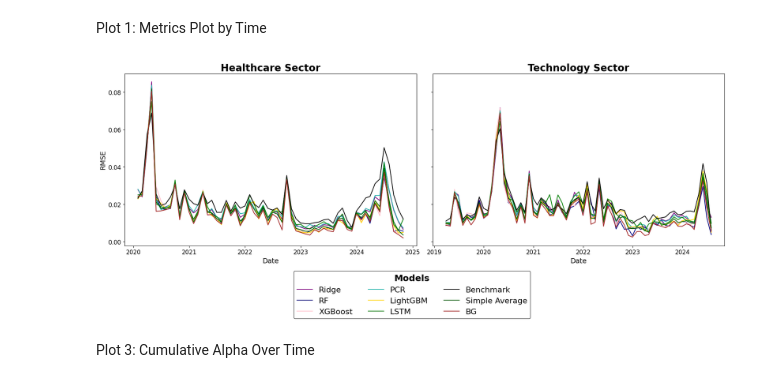
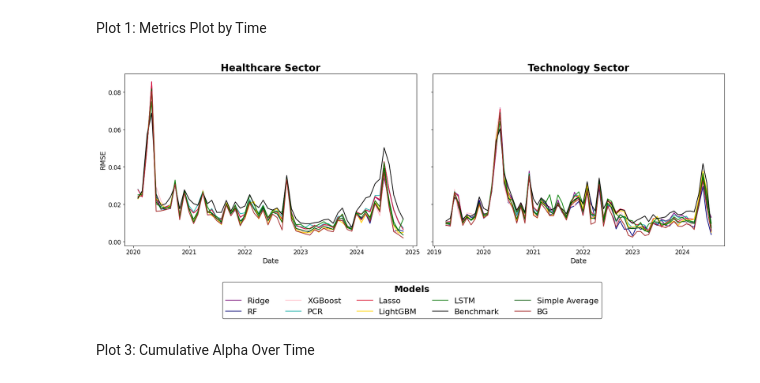
Before and after one commit to willafred/AlphaVision, a Jupyter notebook: alpha_plots.ipynb, the cells around one changed output. Saved outputs shown, nothing was run; the diff lists cells and outputs as text; code cells hidden in the pictures.

Commit message:
edit rmse plot

```diff
--- a/alpha_plots.ipynb
+++ b/alpha_plots.ipynb
@@ -71,7 +71,7 @@ def metrics_generator(df, metric, outcome_var, relevant_cols):
 
 all_metrics_results = {metric: {} for metric in ["MASE", "MAE", "R2", "MSE", "RMSE"]}
 
-models = ['ridge', 'rf', 'xgboost', 'pca', 'lgbm', 'lstm', 'benchmark_alpha','simple_avg','err_weighted']
+models = ['ridge', 'rf', 'xgboost', 'pca', 'lasso', 'lgbm', 'lstm', 'benchmark_alpha','simple_avg','err_weighted']
 # models = ['ridge', 'rf', 'pca', 'lstm']
 
 rmse_healthcare = metrics_generator(all_results_healthcare_clean, metric = "RMSE", outcome_var="rolling_alpha_5f", relevant_cols = models)
@@ -110,35 +110,35 @@ axes[0].set_title("Healthcare Sector", fontweight='bold',fontsize = 20)
 # axes[0].legend()
 axes[0].grid(False)
 axes[0].tick_params(axis='both', labelsize=12)
 
 # Second plot (Tech RMSE)
 for column in rmse_tech.columns:
     axes[1].plot(rmse_tech.index, rmse_tech[column], label=label_mapping[column], color=color_list[label_mapping[column]])
 
 # Formatting for the second plot
 axes[1].set_xlabel("Date", fontsize=14)
 # axes[1].set_ylabel("Value")
 axes[1].set_title("Technology Sector", fontweight='bold',fontsize = 20)
 handles, labels = plt.gca().get_legend_handles_labels()
 unique_legend = dict(zip(labels, handles))  # Remove duplicates by using a dictionary
 
 # Add the unique legend to the figure
 legend = fig.legend(unique_legend.values(), unique_legend.keys(),
-           bbox_to_anchor=(0.5, -0.25), loc='lower center', ncol=3, title = "Models",
+           bbox_to_anchor=(0.5, -0.25), loc='lower center', ncol=5, title = "Models",
            fontsize = 16, title_fontsize = 18)
 legend.get_title().set_fontweight('bold')
 legend.set_visible(True)
 legend.get_frame().set_edgecolor('black')
 axes[1].grid(False)
 axes[1].tick_params(axis='both', labelsize=12)
 
 # Adjust layout to prevent overlap
 plt.tight_layout()
 
 # Show the plot
 plt.show()
 # %% [output]
-[figure, old version]
+[figure, new version]
 # %% [markdown]
 Plot 3: Cumulative Alpha Over Time
 # %%
```
